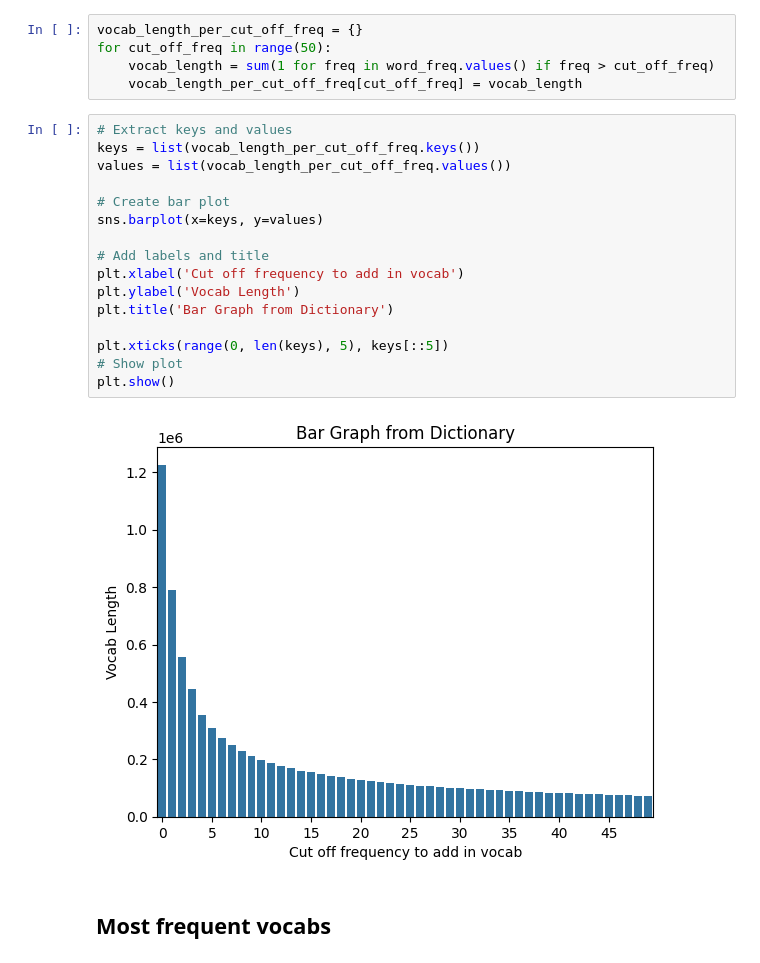
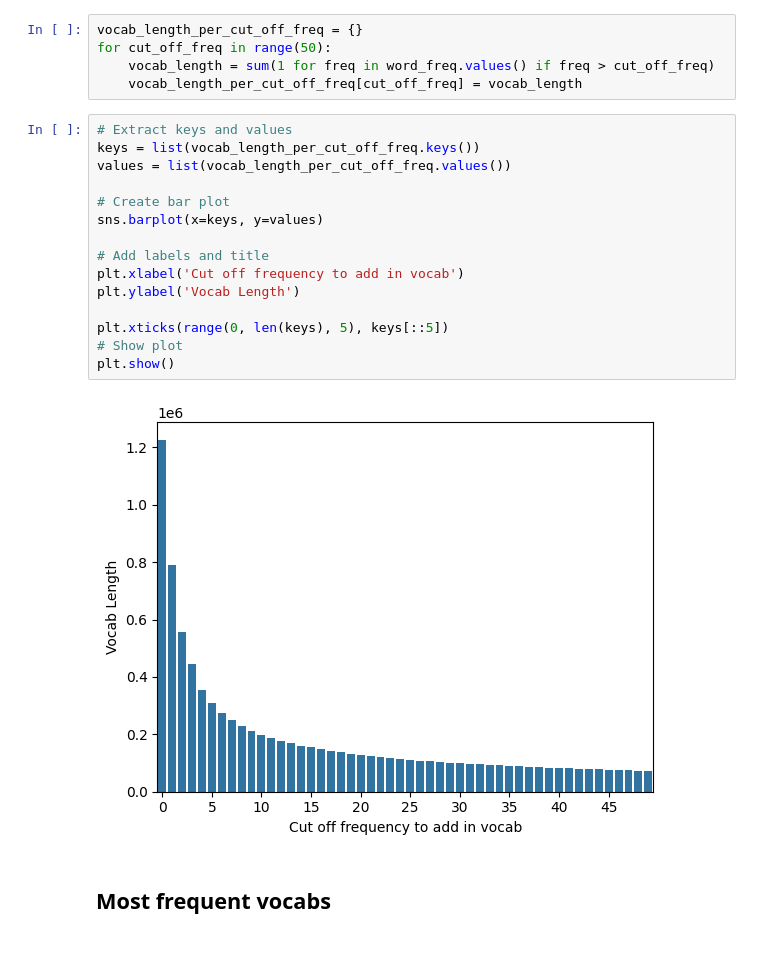
Before and after one commit to NishantLuitel/Nepali-Spell-Checker, a Jupyter notebook: data_analysis/ieee_data_analysis.ipynb, the cells around one changed output. Drawn from its saved outputs; the diff is of its cells as text.

```diff
--- a/data_analysis/ieee_data_analysis.ipynb
+++ b/data_analysis/ieee_data_analysis.ipynb
@@ -155,21 +153,20 @@ for cut_off_freq in range(50):
 # %%
 # Extract keys and values
 keys = list(vocab_length_per_cut_off_freq.keys())
 values = list(vocab_length_per_cut_off_freq.values())
 
 # Create bar plot
 sns.barplot(x=keys, y=values)
 
 # Add labels and title
 plt.xlabel('Cut off frequency to add in vocab')
 plt.ylabel('Vocab Length')
-plt.title('Bar Graph from Dictionary')
 
 plt.xticks(range(0, len(keys), 5), keys[::5])
 # Show plot
 plt.show()
 # %% [output]
-[figure, old version]
+[figure, new version]
 # %% [markdown]
 ## Most frequent vocabs
 # %%
```
Also changed, not shown: parts of 5 cells of this notebook, 1 other file.
